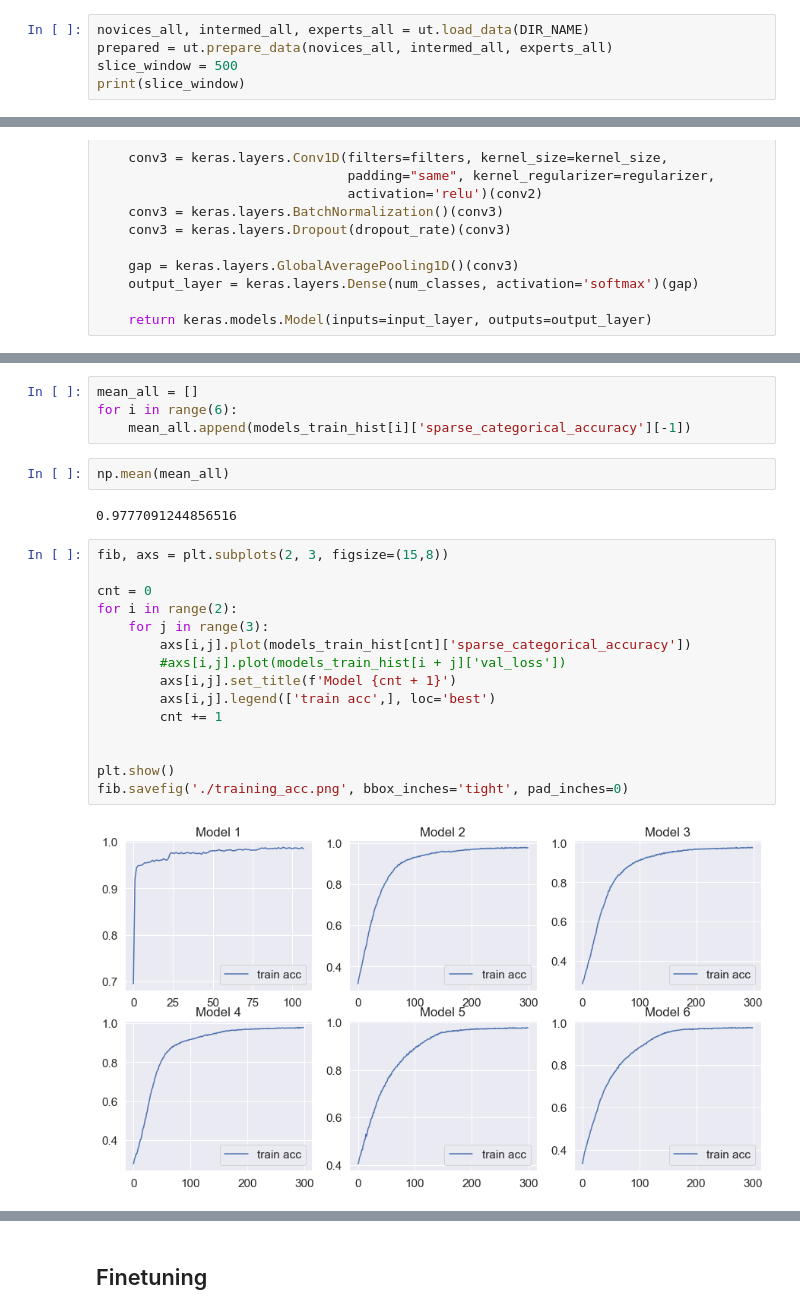
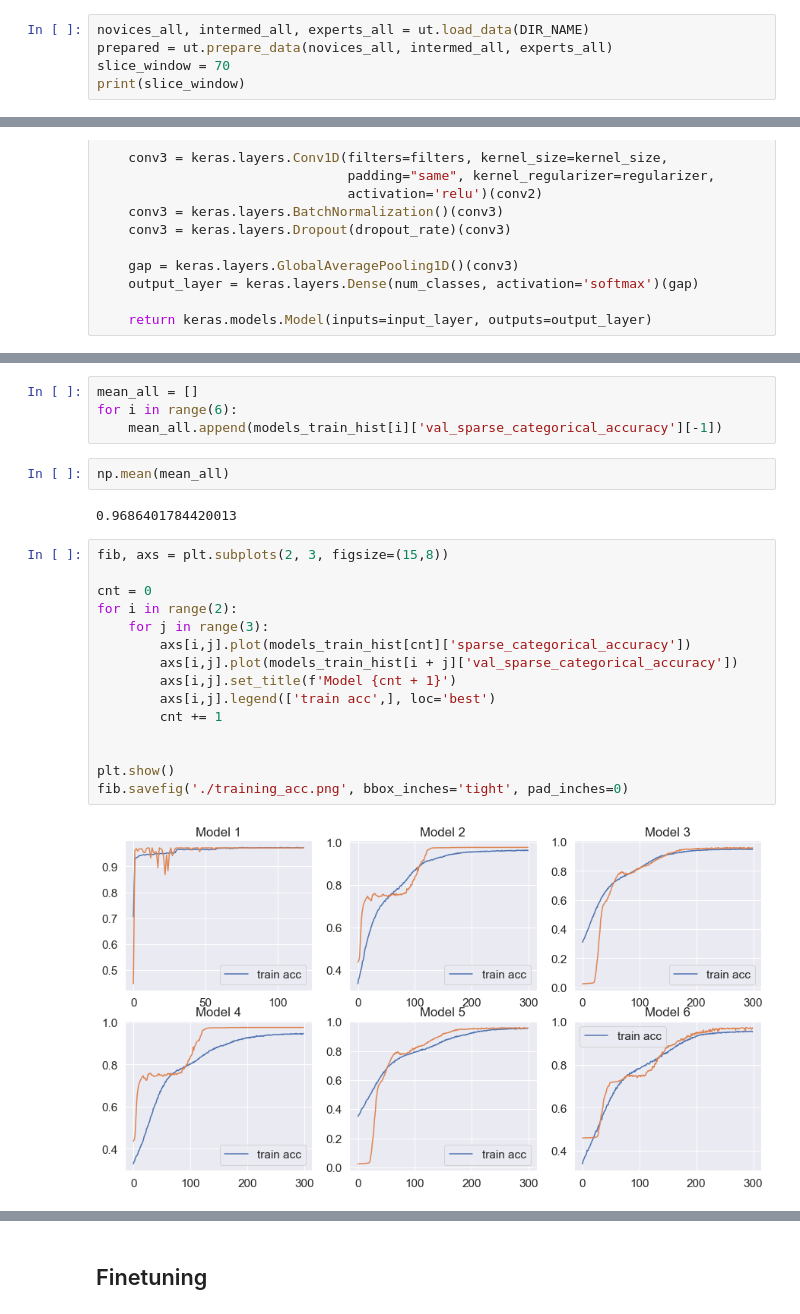
Before and after one commit to d0rnkernsky/COMP4906, a Jupyter notebook: model.ipynb, the cells around one changed output, grey strips where cells are left out. Saved outputs shown, nothing was run; the diff lists cells and outputs as text.

```diff
--- a/model.ipynb
+++ b/model.ipynb
@@ -22,6 +23,6 @@ def save_model(model, fold):
 # %%
 novices_all, intermed_all, experts_all = ut.load_data(DIR_NAME)
 prepared = ut.prepare_data(novices_all, intermed_all, experts_all)
-slice_window = 500
+slice_window = 70
 print(slice_window)
 # %% [output]
@@ -151,28 +151,28 @@ KeyboardInterrupt:
 # %%
 mean_all = []
 for i in range(6):
-    mean_all.append(models_train_hist[i]['sparse_categorical_accuracy'][-1])
+    mean_all.append(models_train_hist[i]['val_sparse_categorical_accuracy'][-1])
 # %%
 np.mean(mean_all)
 # %% [output]
-0.9777091244856516
+0.9686401784420013
 # %%
 fib, axs = plt.subplots(2, 3, figsize=(15,8))
 
 cnt = 0
 for i in range(2):
     for j in range(3):
         axs[i,j].plot(models_train_hist[cnt]['sparse_categorical_accuracy'])
-        #axs[i,j].plot(models_train_hist[i + j]['val_loss'])
+        axs[i,j].plot(models_train_hist[i + j]['val_sparse_categorical_accuracy'])
         axs[i,j].set_title(f'Model {cnt + 1}')
         axs[i,j].legend(['train acc',], loc='best')
         cnt += 1
 
 
 plt.show()
 fib.savefig('./training_acc.png', bbox_inches='tight', pad_inches=0)
 # %% [output]
-[figure, old version]
+[figure, new version]
 # %%
 folds_stats_t = folds_stats
 
```
Also changed, not shown: parts of 34 cells of this notebook, 3 other files.
